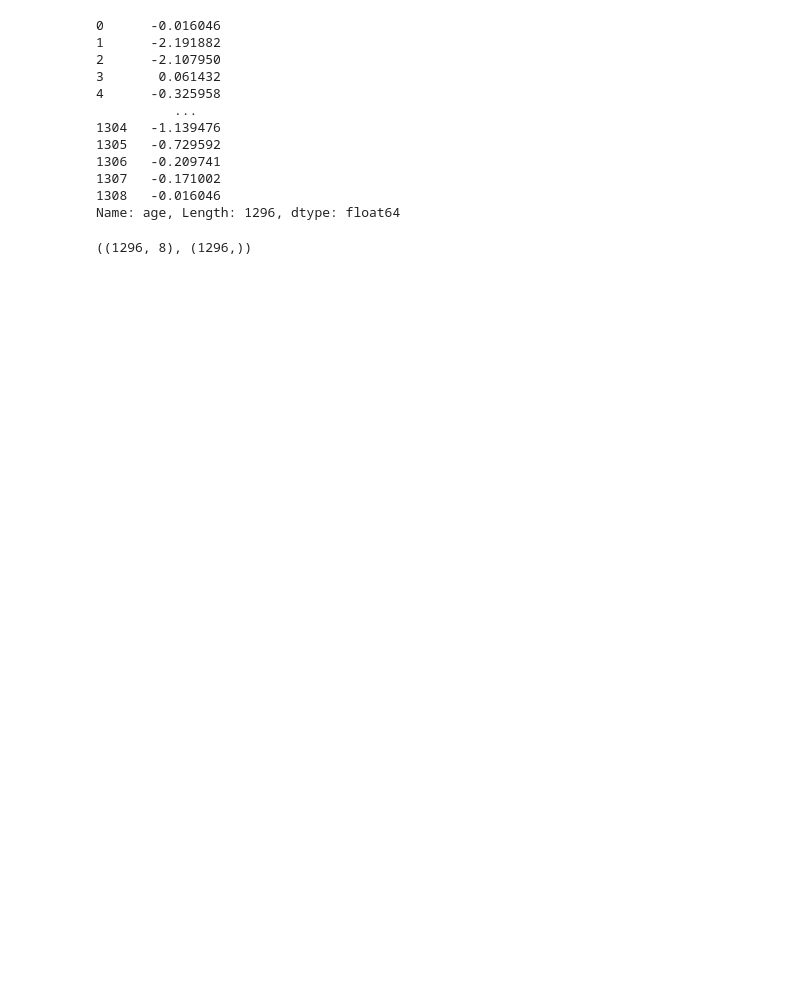
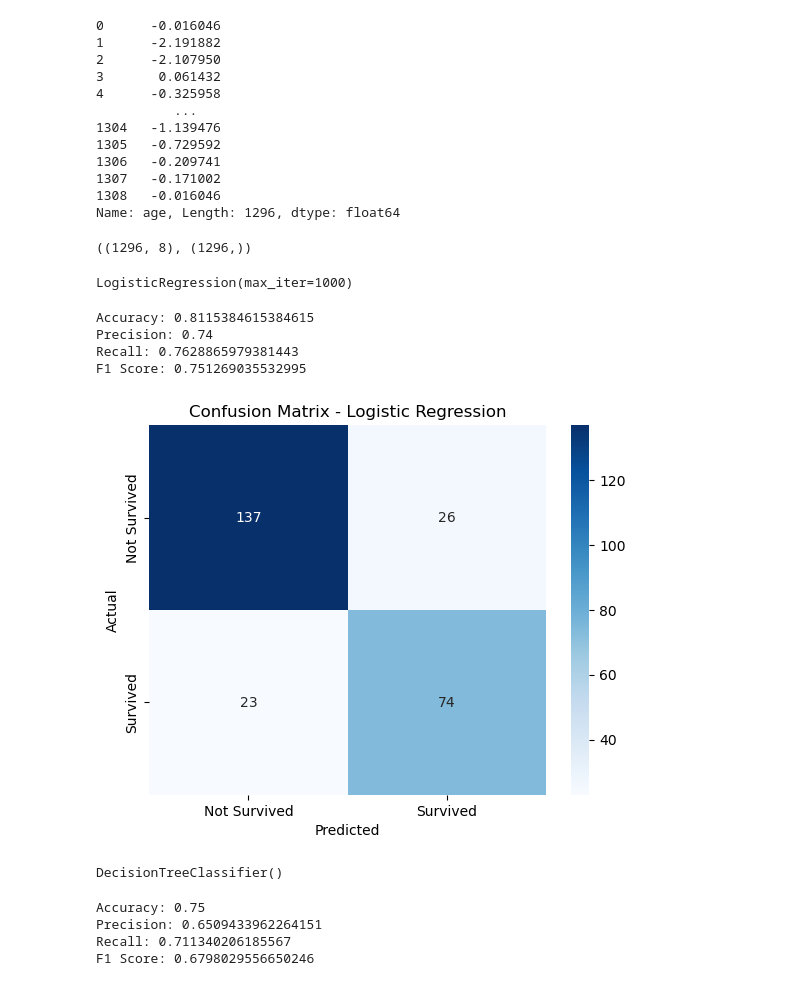
Before and after one commit to HusseinElhaddad/Titanic-Classification-DEPI-Mini-Project, a Jupyter notebook: mini_project.ipynb, the cells around one changed output. Drawn from its saved outputs; the diff is of its cells as text; code cells hidden in the pictures; blank space fills up the shorter version.

Commit message:
Added Model Selection & Performance phases

```diff
--- a/mini_project.ipynb
+++ b/mini_project.ipynb
@@ -468,0 +473,41 @@ X.shape , y.shape
+# %%
+# Split data into training and testing sets
+X_train, X_test, y_train, y_test = train_test_split(
+    X, y, test_size=0.2, random_state=42)
+# %%
+# Logistic Regression
+log_reg = LogisticRegression(max_iter=1000)
+# %%
+log_reg.fit(X_train, y_train)
+# %% [output]
+LogisticRegression(max_iter=1000)
+# %%
+y_pred = log_reg.predict(X_test)
+# %%
+# Logistic Regression Performance
+from sklearn.metrics import accuracy_score, precision_score, recall_score, f1_score, confusion_matrix
+
+lr_acc = accuracy_score(y_test, y_pred)
+lr_prec = precision_score(y_test, y_pred)
+lr_rec = recall_score(y_test, y_pred)
+lr_f1_score = f1_score(y_test, y_pred)
+
+print("Accuracy:", lr_acc)
+print("Precision:", lr_prec)
+print("Recall:", lr_rec)
+print("F1 Score:", lr_f1_score)
+# %% [output]
+Accuracy: 0.8115384615384615
+Precision: 0.74
+Recall: 0.7628865979381443
+F1 Score: 0.751269035532995
+# %%
+# Logistic Regression Confusion Matrix
+cm = confusion_matrix(y_test, y_pred)
+sns.heatmap(cm, annot=True, fmt="d", cmap="Blues", xticklabels=["Not Survived", "Survived"], yticklabels=["Not Survived", "Survived"])
+plt.xlabel("Predicted")
+plt.ylabel("Actual")
+plt.title("Confusion Matrix - Logistic Regression")
+plt.show()
+# %% [output]
+[figure, added]
@@ -468,0 +520,4 @@ X.shape , y.shape
+# %%
+dt.fit(X_train, y_train)
+# %% [output]
+DecisionTreeClassifier()
@@ -468,0 +526,16 @@ X.shape , y.shape
+# %%
+# Decision Tree Performance
+dt_acc = accuracy_score(y_test, y_pred)
+dt_prec = precision_score(y_test, y_pred)
+dt_rec = recall_score(y_test, y_pred)
+dt_f1_score = f1_score(y_test, y_pred)
+
+print("Accuracy:", dt_acc)
+print("Precision:", dt_prec)
+print("Recall:", dt_rec)
+print("F1 Score:", dt_f1_score)
+# %% [output]
+Accuracy: 0.75
+Precision: 0.6509433962264151
+Recall: 0.711340206185567
+F1 Score: 0.6798029556650246
```
Also changed, not shown: parts of 16 cells of this notebook.
